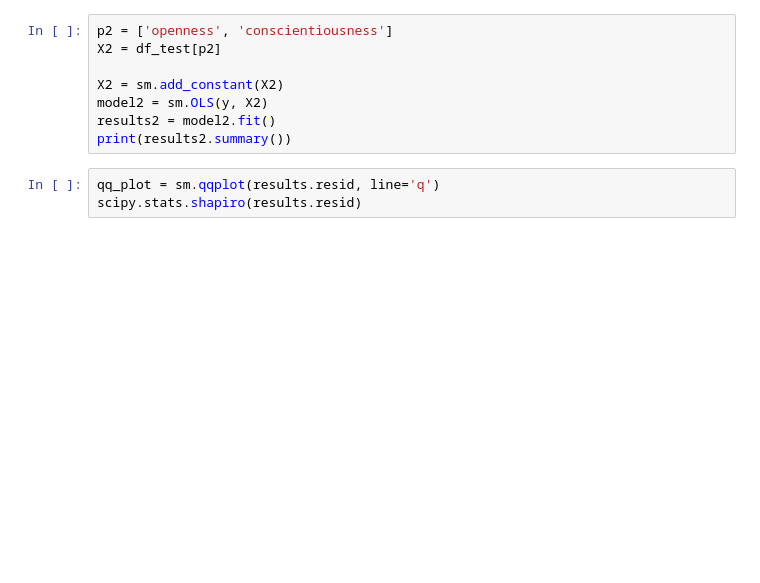
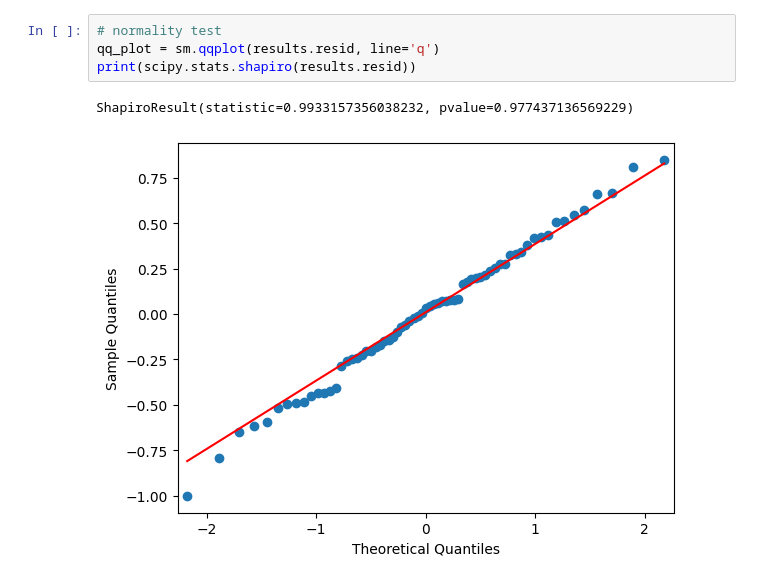
Before and after one commit to chenyfz/INFOMQNM-Project, a Jupyter notebook: eda_analyse.ipynb, the cells around one changed output. Drawn from its saved outputs; the diff is of its cells as text; blank space fills up the shorter version.

```diff
--- a/eda_analyse.ipynb
+++ b/eda_analyse.ipynb
@@ -67,12 +143,8 @@ print(results.summary().as_latex())
-# %%
-p2 = ['openness', 'conscientiousness']
-X2 = df_test[p2]
-
-X2 = sm.add_constant(X2)
-model2 = sm.OLS(y, X2)
-results2 = model2.fit()
-print(results2.summary())
 # %%
+# normality test
 qq_plot = sm.qqplot(results.resid, line='q')
-scipy.stats.shapiro(results.resid)
+print(scipy.stats.shapiro(results.resid))
+# %% [output]
+ShapiroResult(statistic=0.9933157356038232, pvalue=0.977437136569229)
+[figure, added]
 # %%
```
Also changed, not shown: parts of 9 cells of this notebook, 6 other files.
